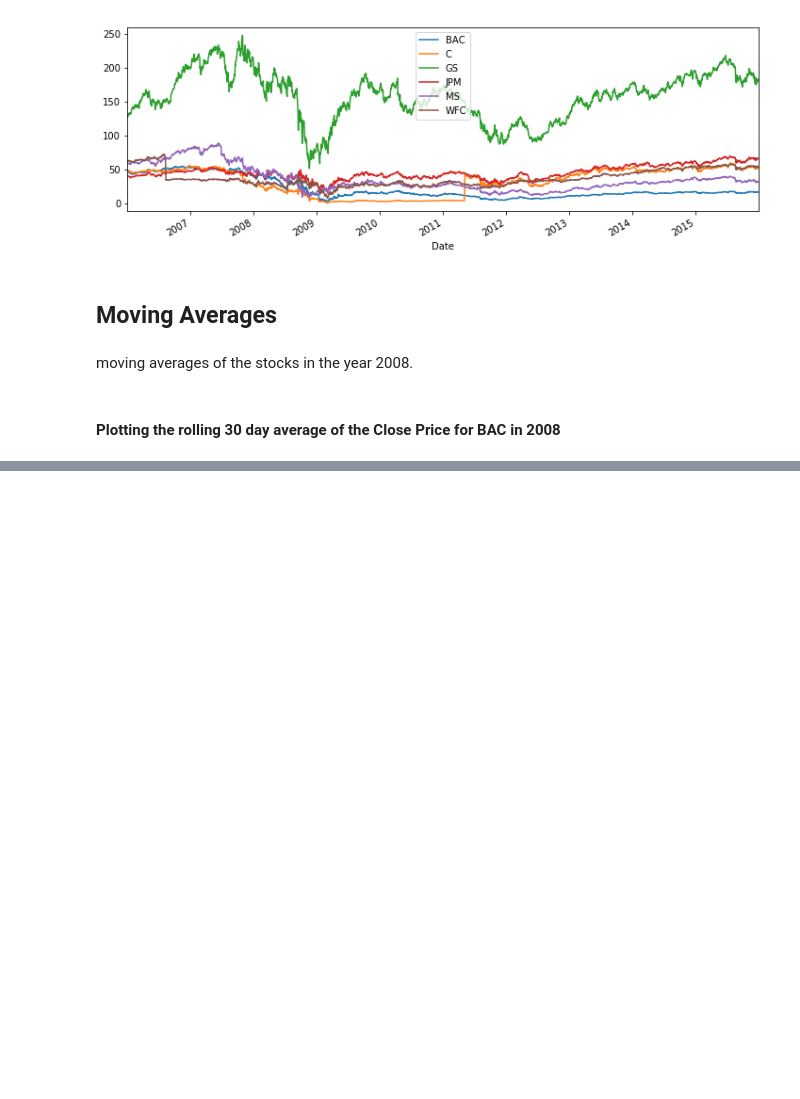
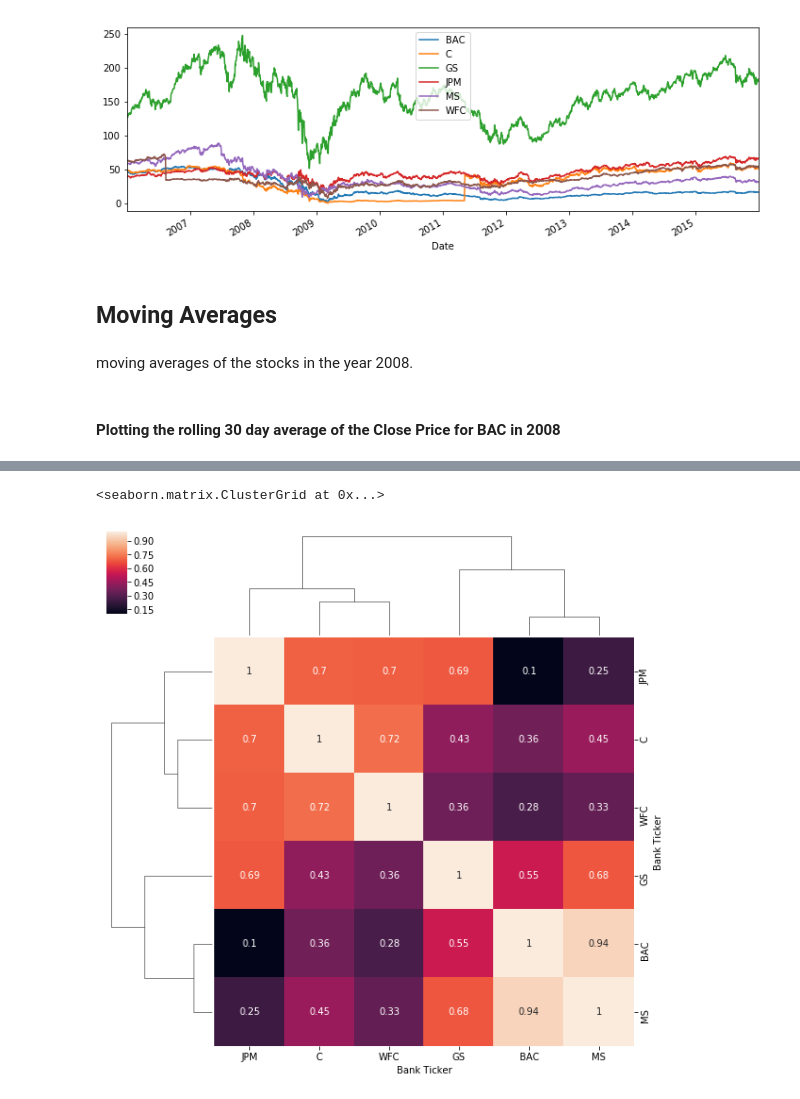
Before and after one commit to chikoungoun/Python-for-Datascience---jportilla, a Jupyter notebook: Finance_Data_Project.ipynb, the cells around one changed output, grey strips where cells are left out. Saved outputs shown, nothing was run; the diff lists cells and outputs as text; code cells hidden in the pictures; blank space fills up the shorter version.

```diff
--- a/Finance_Data_Project.ipynb
+++ b/Finance_Data_Project.ipynb
@@ -315,0 +330,5 @@ plt.legend()
+# %%
+sns.clustermap(bank_stocks.xs(key='Close',axis=1,level='Stock Info').corr(),annot=True)
+# %% [output]
+<seaborn.matrix.ClusterGrid at 0x...>
+[figure, added]
```
Also changed, not shown: parts of 3 cells of this notebook.
